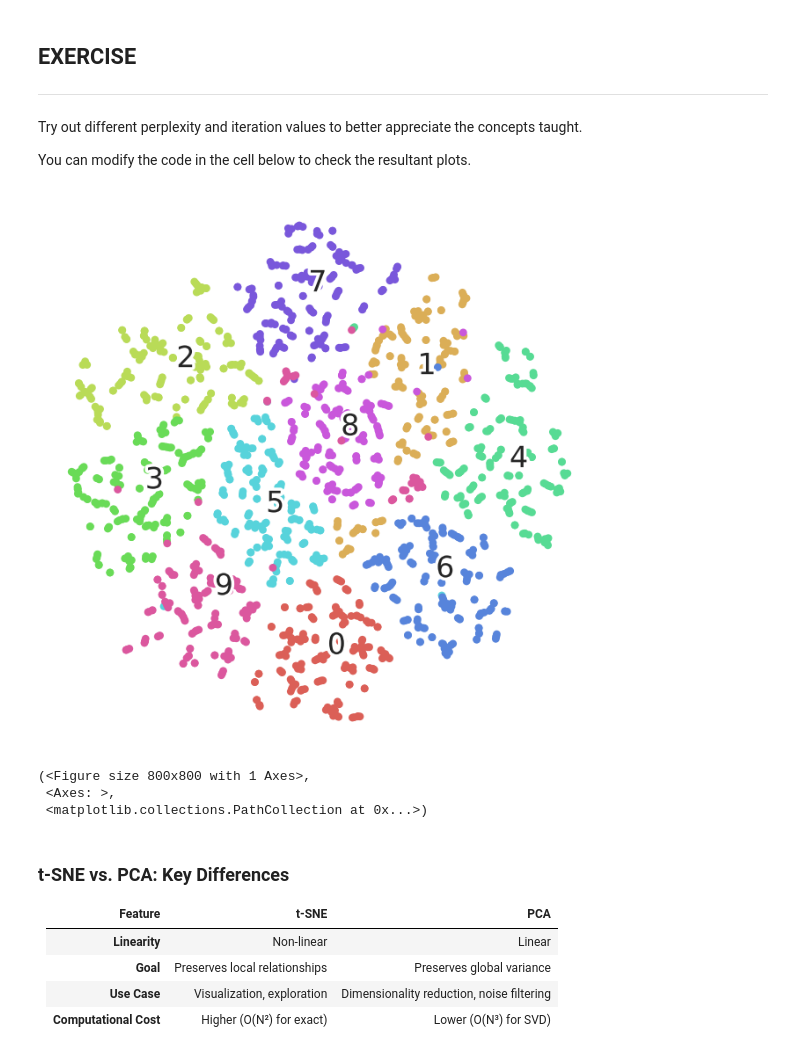
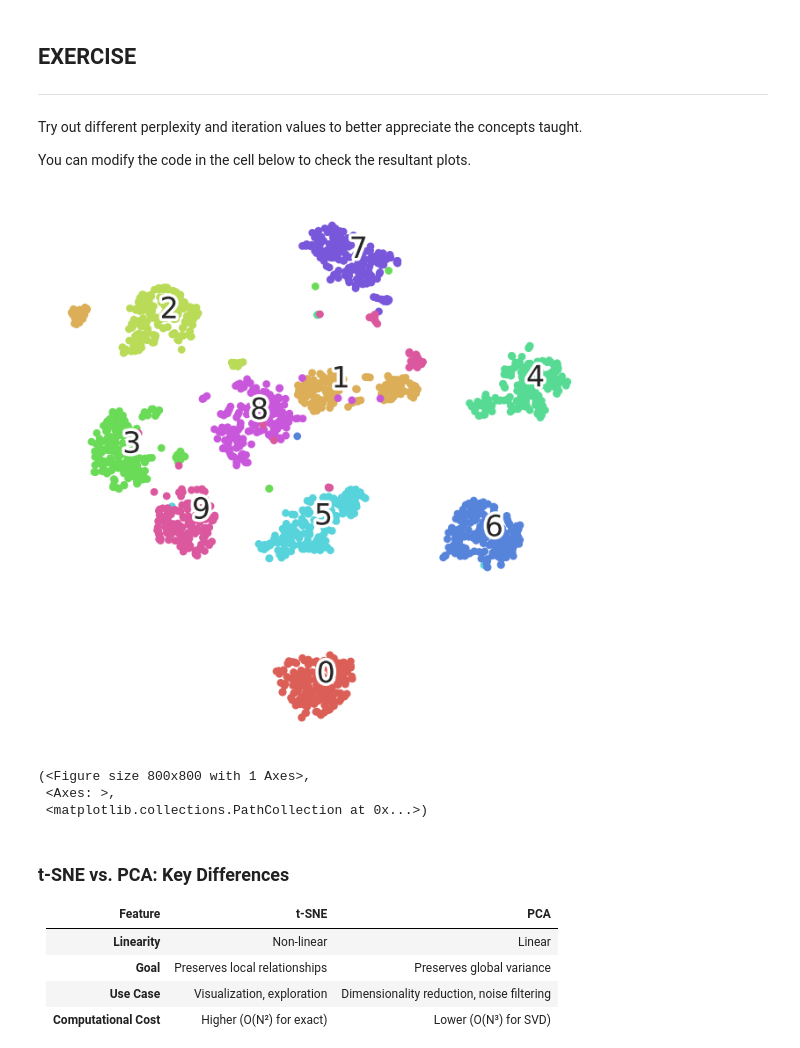
Before and after one commit to konukatiaashritha/IIITH-Konukati-Aashritha, a Jupyter notebook: AIML_Module_2_Lab_3B_t_SNE.ipynb, the cells around one changed output. Drawn from its saved outputs; the diff is of its cells as text; code cells hidden in the pictures.

```diff
--- a/AIML_Module_2_Lab_3B_t_SNE.ipynb
+++ b/AIML_Module_2_Lab_3B_t_SNE.ipynb
@@ -348,17 +348,17 @@ You can modify the code in the cell below to check the resultant plots.
 # %%
 ###############################################################
 ###### MODIFY THE VALUES FOR THE HYPERPARAMETERS BELOW ########
 
-perplexity_value = 2
-number_iterations = 1000
+perplexity_value = 30
+number_iterations = 2000
 method = "barnes_hut"
 
 ###############################################################
 
 digits_proj = TSNE(init="pca", random_state=RS, n_iter=number_iterations, perplexity=perplexity_value, method=method).fit_transform(X)
 scatter(digits_proj, y)
 # %% [output]
-[figure, old version]
+[figure, new version]
 (<Figure size 800x800 with 1 Axes>,
  <Axes: >,
  <matplotlib.collections.PathCollection at 0x...>)
```
Also changed, not shown: parts of 3 cells of this notebook.
